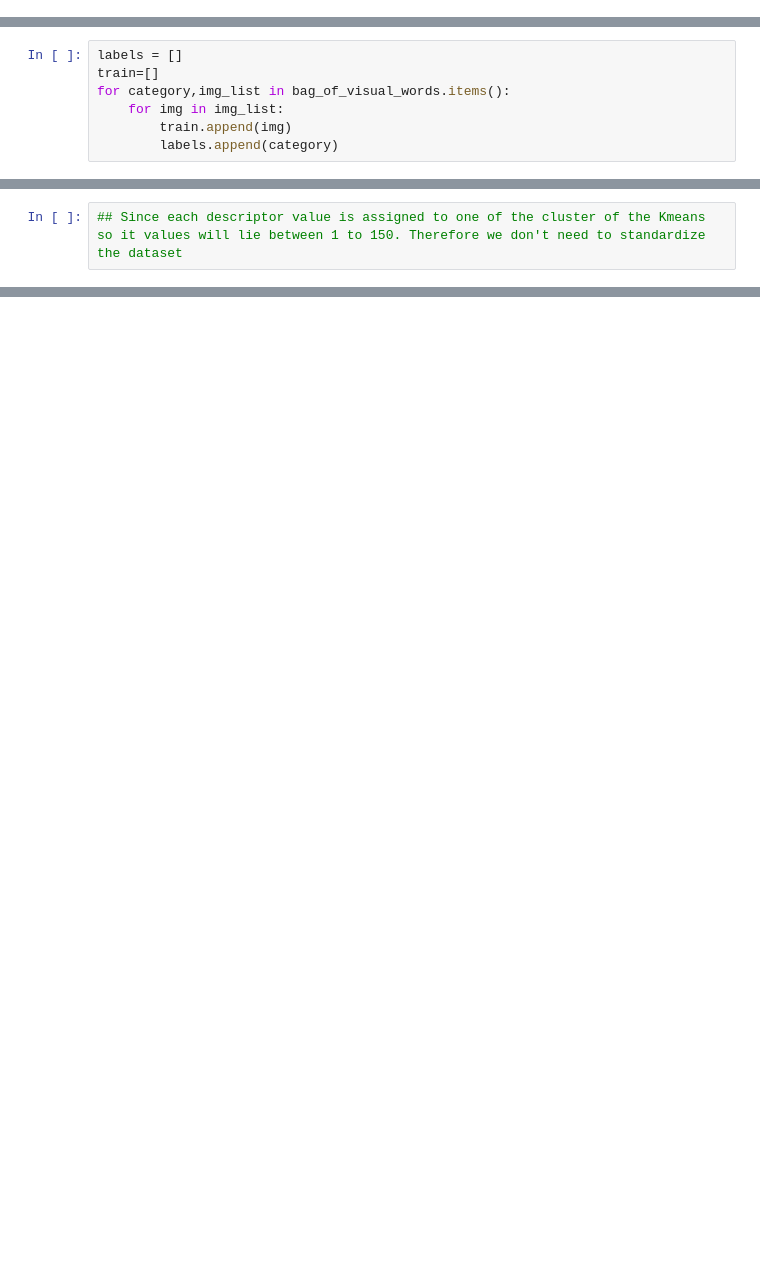
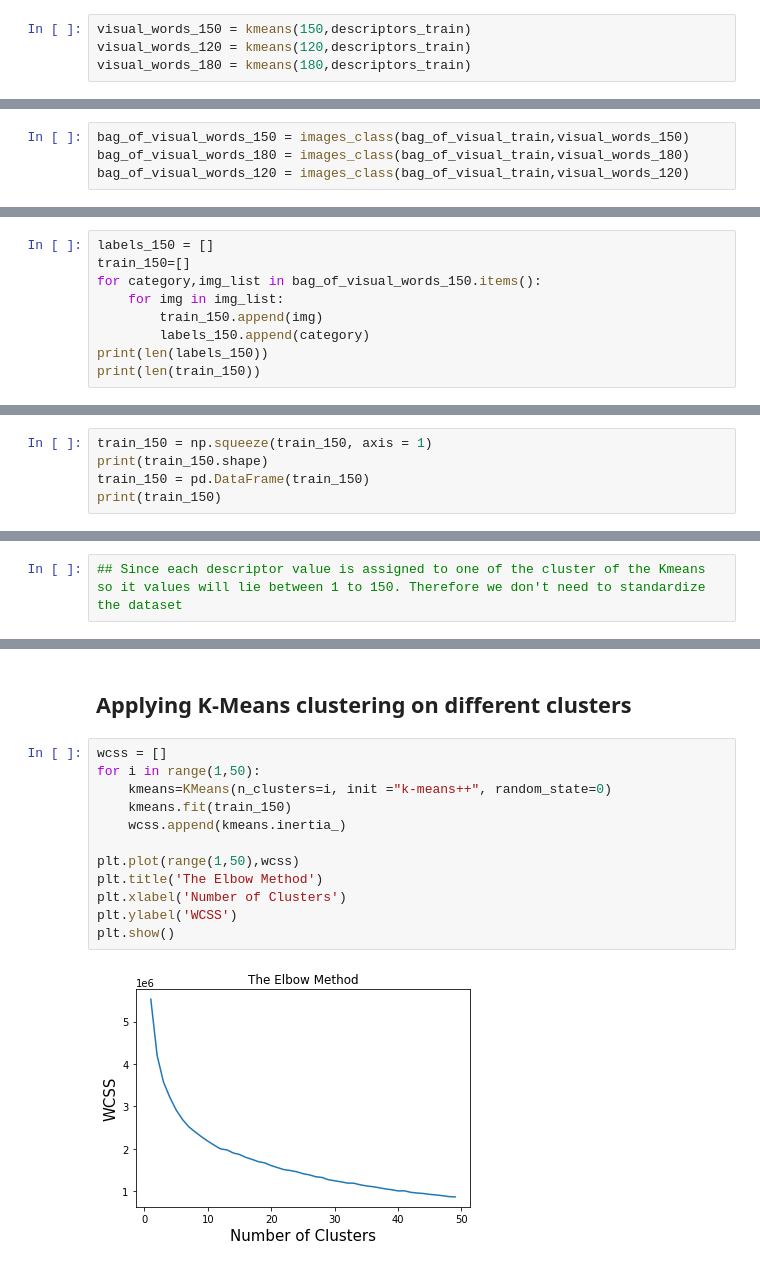
Before and after one commit to amitbharti017/Pattern-Recognition, a Jupyter notebook: PR_Task2-Clustering.ipynb, the cells around one changed output, grey strips where cells are left out. Drawn from its saved outputs; the diff is of its cells as text; blank space fills up the shorter version.

Commit message:
clustering

```diff
--- a/PR_Task2-Clustering.ipynb
+++ b/PR_Task2-Clustering.ipynb
@@ -133,3 +109,7 @@ array([[ 8.56577764,  6.31075817, 17.60653281, ..., 15.4246329 ,
+# %%
+visual_words_150 = kmeans(150,descriptors_train)
+visual_words_120 = kmeans(120,descriptors_train)
+visual_words_180 = kmeans(180,descriptors_train)
 # %% [markdown]
 ## Creating Histograms
 # %%
@@ -180,0 +133,4 @@ print(bag_of_visual_words)
+# %%
+bag_of_visual_words_150 = images_class(bag_of_visual_train,visual_words_150)
+bag_of_visual_words_180 = images_class(bag_of_visual_train,visual_words_180)
+bag_of_visual_words_120 = images_class(bag_of_visual_train,visual_words_120)
@@ -185,7 +164,9 @@ print(bag_of_visual_words)
 # %%
-labels = []
-train=[]
-for category,img_list in bag_of_visual_words.items():
+labels_150 = []
+train_150=[]
+for category,img_list in bag_of_visual_words_150.items():
     for img in img_list:
-        train.append(img)
-        labels.append(category)
+        train_150.append(img)
+        labels_150.append(category)
+print(len(labels_150))
+print(len(train_150))
@@ -223,0 +176,5 @@ print(train)
+# %%
+train_150 = np.squeeze(train_150, axis = 1)
+print(train_150.shape)
+train_150 = pd.DataFrame(train_150)
+print(train_150)
@@ -374,0 +320,16 @@ plt.show()
+# %% [markdown]
+## Applying K-Means clustering on different clusters
+# %%
+wcss = []
+for i in range(1,50):
+    kmeans=KMeans(n_clusters=i, init ="k-means++", random_state=0)
+    kmeans.fit(train_150)
+    wcss.append(kmeans.inertia_)
+
+plt.plot(range(1,50),wcss)
+plt.title('The Elbow Method')
+plt.xlabel('Number of Clusters')
+plt.ylabel('WCSS')
+plt.show()
+# %% [output]
+[figure, added]
```
Also changed, not shown: parts of 61 cells of this notebook.
